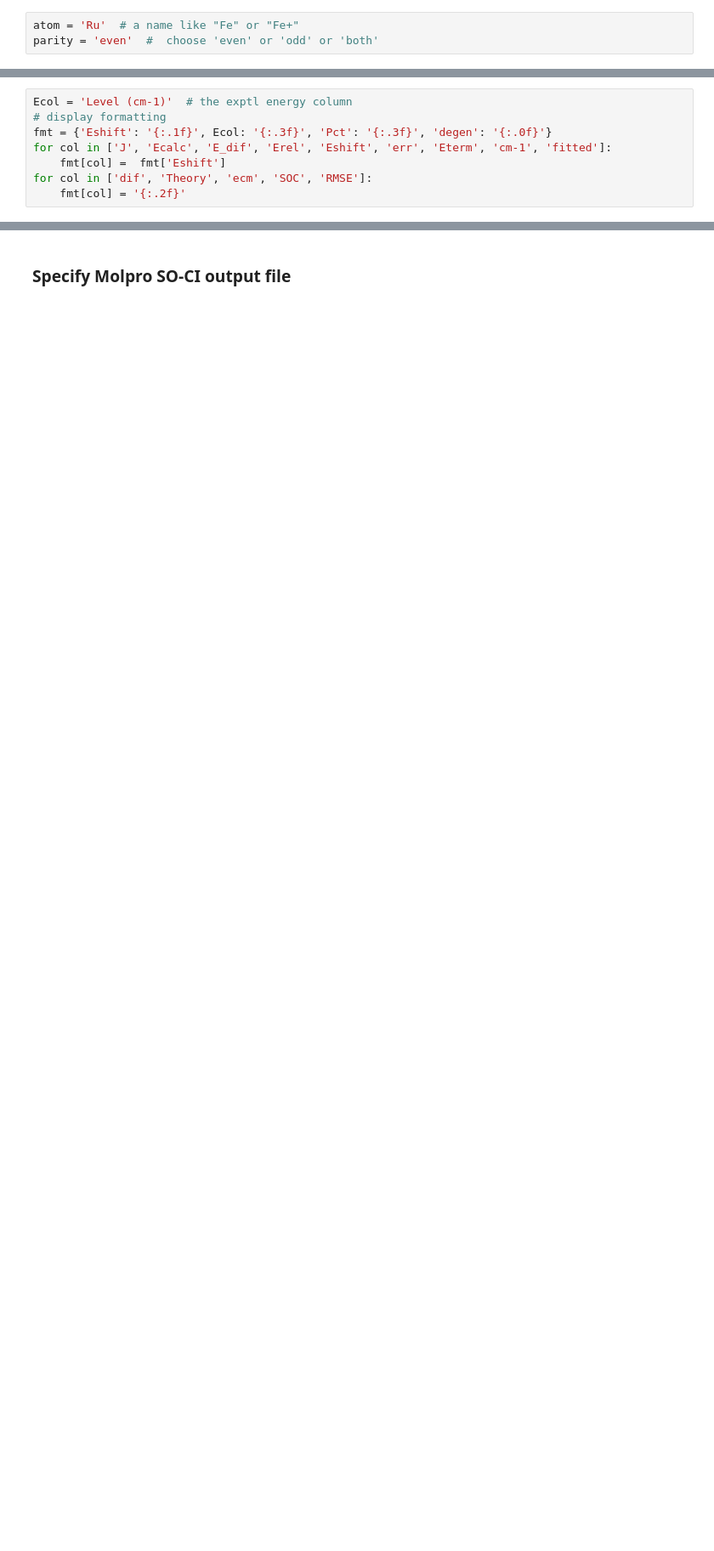
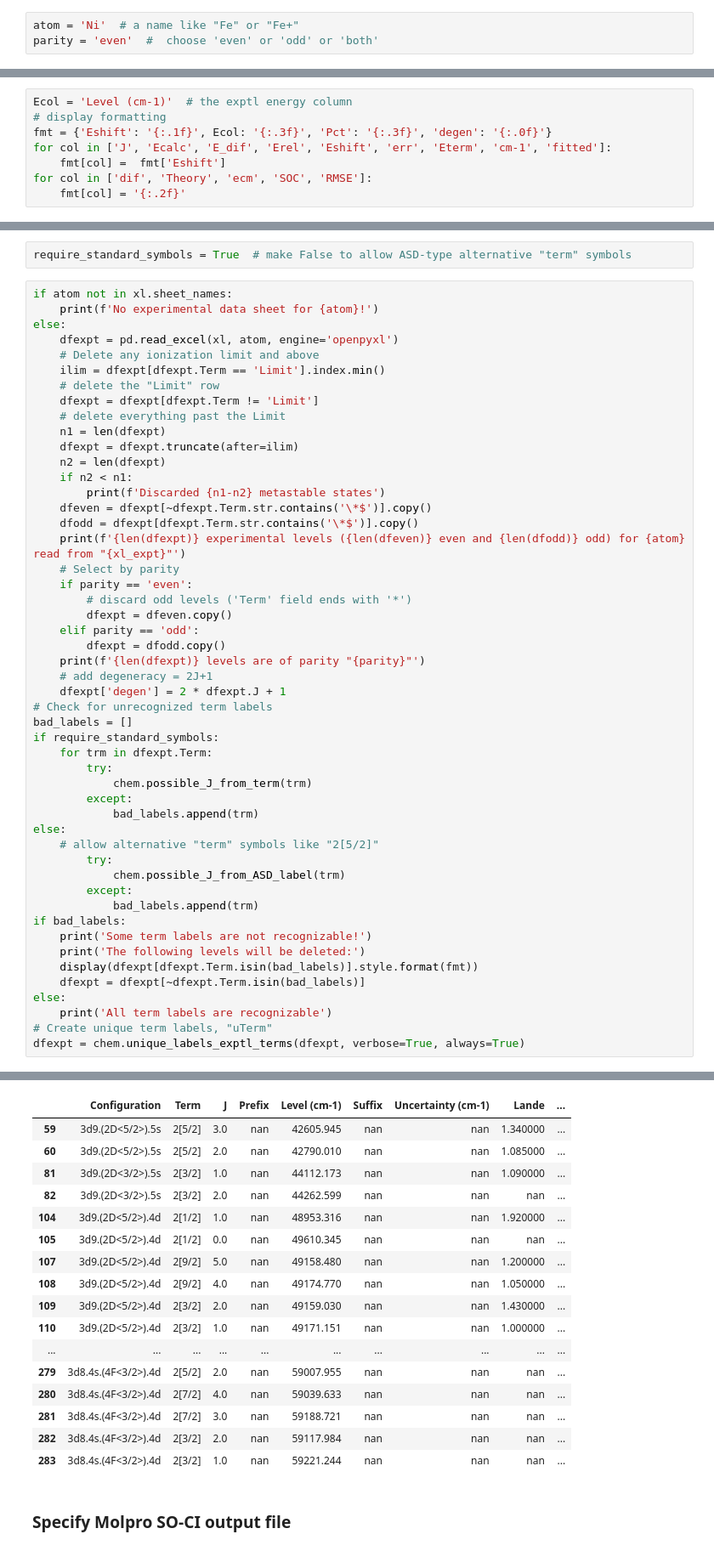
Before and after one commit to kkinist/atomic_SOC, a Jupyter notebook: atomic_soc_fit_expt3.ipynb, the cells around one changed output, grey strips where cells are left out. Shown: that part at 85% size. Saved outputs shown, nothing was run; the diff lists cells and outputs as text; blank space fills up the shorter version.

```diff
--- a/atomic_soc_fit_expt3.ipynb
+++ b/atomic_soc_fit_expt3.ipynb
@@ -25,5 +24,5 @@ xl = pd.ExcelFile(xl_expt, engine='openpyxl')
 # %% [markdown]
 ### Select atom and parity of interest
 # %%
-atom = 'Ru'  # a name like "Fe" or "Fe+"
+atom = 'Ni'  # a name like "Fe" or "Fe+"
 parity = 'even'  #  choose 'even' or 'odd' or 'both'
@@ -155,0 +37,53 @@ The corresponding spin-orbit stabilization energy is SOC1 = -1378.26 cm-1
+# %%
+require_standard_symbols = True  # make False to allow ASD-type alternative "term" symbols
+# %%
+if atom not in xl.sheet_names:
+    print(f'No experimental data sheet for {atom}!')
+else:
+    dfexpt = pd.read_excel(xl, atom, engine='openpyxl')
+    # Delete any ionization limit and above
+    ilim = dfexpt[dfexpt.Term == 'Limit'].index.min()
+    # delete the "Limit" row
+    dfexpt = dfexpt[dfexpt.Term != 'Limit']
+    # delete everything past the Limit
+    n1 = len(dfexpt)
+    dfexpt = dfexpt.truncate(after=ilim)
+    n2 = len(dfexpt)
+    if n2 < n1:
+        print(f'Discarded {n1-n2} metastable states')
+    dfeven = dfexpt[~dfexpt.Term.str.contains('\*$')].copy()
+    dfodd = dfexpt[dfexpt.Term.str.contains('\*$')].copy()
+    print(f'{len(dfexpt)} experimental levels ({len(dfeven)} even and {len(dfodd)} odd) for {atom} read from "{xl_expt}"')
+    # Select by parity
+    if parity == 'even':
+        # discard odd levels ('Term' field ends with '*')
+        dfexpt = dfeven.copy()
+    elif parity == 'odd':
+        dfexpt = dfodd.copy()
+    print(f'{len(dfexpt)} levels are of parity "{parity}"')
+    # add degeneracy = 2J+1
+    dfexpt['degen'] = 2 * dfexpt.J + 1
+# Check for unrecognized term labels
+bad_labels = []
+if require_standard_symbols:
+    for trm in dfexpt.Term:
+        try:
+            chem.possible_J_from_term(trm)
+        except:
+            bad_labels.append(trm)
+else:
+    # allow alternative "term" symbols like "2[5/2]"
+        try:
+            chem.possible_J_from_ASD_label(trm)
+        except:
+            bad_labels.append(trm)
+if bad_labels:
+    print('Some term labels are not recognizable!')
+    print('The following levels will be deleted:')
+    display(dfexpt[dfexpt.Term.isin(bad_labels)].style.format(fmt))
+    dfexpt = dfexpt[~dfexpt.Term.isin(bad_labels)]
+else:
+    print('All term labels are recognizable')
+# Create unique term labels, "uTerm"
+dfexpt = chem.unique_labels_exptl_terms(dfexpt, verbose=True, always=True)
+# %% [output]
@@ -156,3 +95,20 @@ The corresponding spin-orbit stabilization energy is SOC1 = -1378.26 cm-1
+|  | Configuration | Term | J | Prefix | Level (cm-1) | Suffix | Uncertainty (cm-1) | Lande | ... |
+| 59 | 3d9.(2D<5/2>).5s | 2[5/2] | 3.0 | nan | 42605.945 | nan | nan | 1.340000 | ... |
+| 60 | 3d9.(2D<5/2>).5s | 2[5/2] | 2.0 | nan | 42790.010 | nan | nan | 1.085000 | ... |
+| 81 | 3d9.(2D<3/2>).5s | 2[3/2] | 1.0 | nan | 44112.173 | nan | nan | 1.090000 | ... |
+| 82 | 3d9.(2D<3/2>).5s | 2[3/2] | 2.0 | nan | 44262.599 | nan | nan | nan | ... |
+| 104 | 3d9.(2D<5/2>).4d | 2[1/2] | 1.0 | nan | 48953.316 | nan | nan | 1.920000 | ... |
+| 105 | 3d9.(2D<5/2>).4d | 2[1/2] | 0.0 | nan | 49610.345 | nan | nan | nan | ... |
+| 107 | 3d9.(2D<5/2>).4d | 2[9/2] | 5.0 | nan | 49158.480 | nan | nan | 1.200000 | ... |
+| 108 | 3d9.(2D<5/2>).4d | 2[9/2] | 4.0 | nan | 49174.770 | nan | nan | 1.050000 | ... |
+| 109 | 3d9.(2D<5/2>).4d | 2[3/2] | 2.0 | nan | 49159.030 | nan | nan | 1.430000 | ... |
+| 110 | 3d9.(2D<5/2>).4d | 2[3/2] | 1.0 | nan | 49171.151 | nan | nan | 1.000000 | ... |
+| ... | ... | ... | ... | ... | ... | ... | ... | ... | ... |
+| 279 | 3d8.4s.(4F<3/2>).4d | 2[5/2] | 2.0 | nan | 59007.955 | nan | nan | nan | ... |
+| 280 | 3d8.4s.(4F<3/2>).4d | 2[7/2] | 4.0 | nan | 59039.633 | nan | nan | nan | ... |
+| 281 | 3d8.4s.(4F<3/2>).4d | 2[7/2] | 3.0 | nan | 59188.721 | nan | nan | nan | ... |
+| 282 | 3d8.4s.(4F<3/2>).4d | 2[3/2] | 2.0 | nan | 59117.984 | nan | nan | nan | ... |
+| 283 | 3d8.4s.(4F<3/2>).4d | 2[3/2] | 1.0 | nan | 59221.244 | nan | nan | nan | ... |
 # %% [markdown]
 ### Specify Molpro SO-CI output file
 # %%
```
Also changed, not shown: parts of 34 cells of this notebook.
